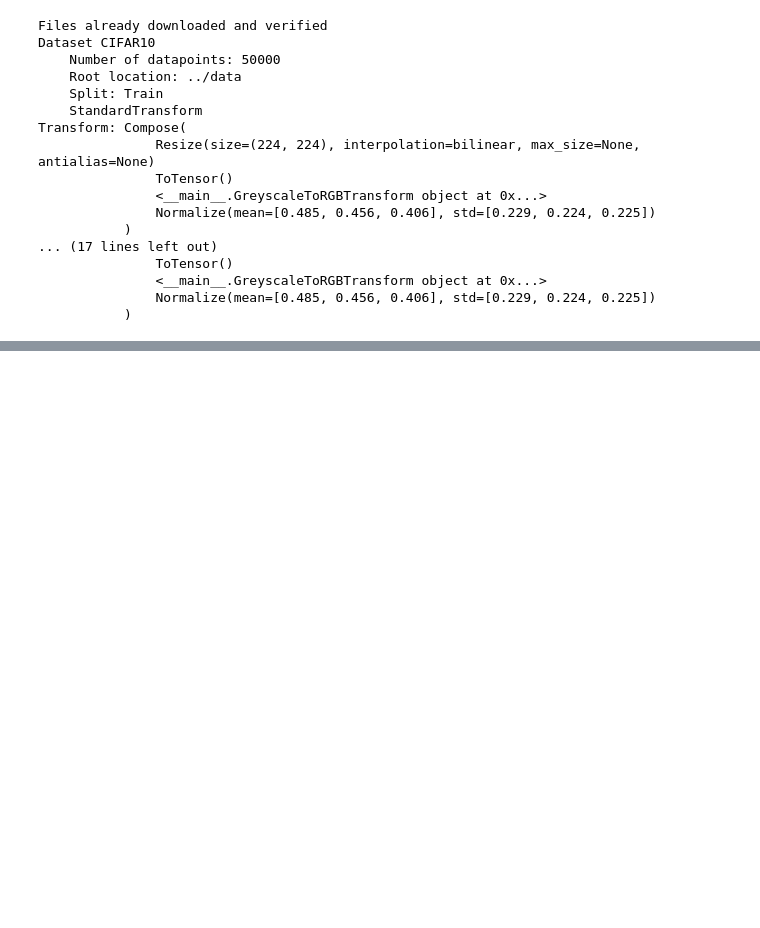
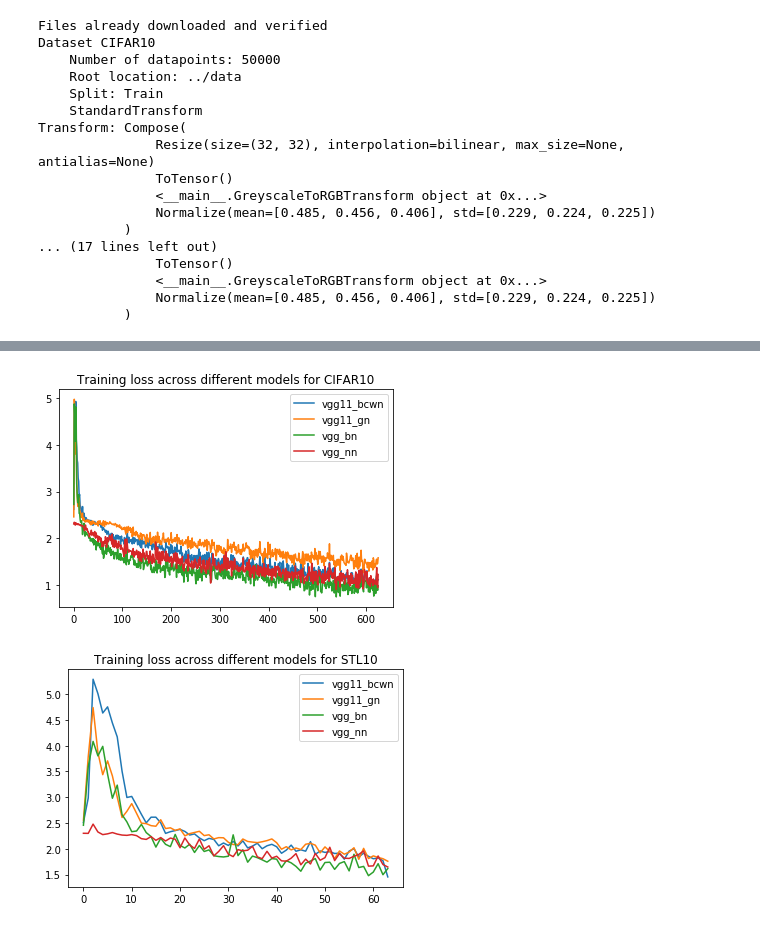
Before and after one commit to 395t/coding-assignment-week-5-nrm-2, a Jupyter notebook: src/main.ipynb, the cells around one changed output, grey strips where cells are left out. Cells and saved outputs as stored; diff of their text form; code cells hidden in the pictures; blank space fills up the shorter version.

Commit message:
added training loss result for CIFAR10 and STL10:

```diff
--- a/src/main.ipynb
+++ b/src/main.ipynb
@@ -308,7 +309,7 @@ def get_caltech_dataset(batch_size):
 def get_stl_dataset(batch_size):
     # define transforms
     train_transform = transforms.Compose(
-        [transforms.Resize((224, 224)),
+        [transforms.Resize((96, 96)),
          #transforms.Lambda(lambda x: x.repeat(3, 1, 1))  if x.shape[0] == 1  else NoneTransform(),
          transforms.ToTensor(),
          GreyscaleToRGBTransform(),
@@ -329,7 +330,7 @@ def get_stl_dataset(batch_size):
 def get_cifar_dataset(batch_size):
     # define transforms
     train_transform = transforms.Compose(
-        [transforms.Resize((224, 224)),
+        [transforms.Resize((32, 32)),
          #transforms.Lambda(lambda x: x.repeat(3, 1, 1))  if x.shape[0] == 1  else NoneTransform(),
          transforms.ToTensor(),
          GreyscaleToRGBTransform(),
@@ -400,11 +409,15 @@ def run_tests(args):
 # %%
-def main():
-    # in theory load from cmd, but ... jupyter
+def get_args():
     args = dict()
     args["device"] = "cuda:3"
     args["lr"] = 1e-4 # learning rate
-    args["epoch"] = 1
-    args["batch_size"] = 32
+    args["epoch"] = 2
+    args["batch_size"] = 128
     args["log_interval"] = 10
-    args["dry_run"] = True
+    args["dry_run"] = False
+    return args
+
+def main():
+    # in theory load from cmd, but ... jupyter
+    args = get_args()
     run_tests(args)
@@ -411,5 +426,38 @@ def main():
 # %%
-main()
+# plotting code
+def plot_train_losses(dn, mnlosses):
+    plt.figure()
+    for mn, train_loss in mnlosses:
+        plt.plot(train_loss, label=mn)
+    plt.legend()
+    plt.title("Training loss across different models for {}".format(dn))
+
+def plot_all(args, MAX_EPOCH):
+    device = torch.device(args["device"])
+    datasets, dataset_names, num_classess = get_dataset_data(args["batch_size"])
+    cache_data = dict()
+    for num_classes, dn, (train_set, val_set) in zip(num_classess, dataset_names, datasets):
+        models, model_names = get_model_data(num_classes)
+        for model, mn in zip(models, model_names):
+            if mn == "vgg_nn":
+                clip_grad = True
+            else:
+                clip_grad = False
+            optimizer = torch.optim.Adam(model.parameters(), lr=args["lr"])
+            checkpt_name = "{}_{}_{}.p".format(mn, dn, MAX_EPOCH)
+            checkpoint = torch.load(checkpt_name)
+            model.load_state_dict(checkpoint['model'])
+            train_losses = checkpoint["loss"]
+            cache_data[(dn, mn)] = (model, train_losses)
+            #plot_train_loss(mn, dn, train_losses)
+            #return
+    # plot the training loss
+    for dn in dataset_names:
+        mnlosses = [(mn, cache_data[(dn, mn)][1]) for mn in model_names]
+        plot_train_losses(dn, mnlosses)
+    plt.show()
+
+plot_all(get_args(), 1)
 # %% [output]
 Files already downloaded and verified
 Dataset CIFAR10
@@ -418,7 +466,7 @@ Dataset CIFAR10
     Split: Train
     StandardTransform
 Transform: Compose(
-               Resize(size=(224, 224), interpolation=bilinear, max_size=None, antialias=None)
+               Resize(size=(32, 32), interpolation=bilinear, max_size=None, antialias=None)
                ToTensor()
                <__main__.GreyscaleToRGBTransform object at 0x...>
                Normalize(mean=[0.485, 0.456, 0.406], std=[0.229, 0.224, 0.225])
@@ -437,0 +479,2 @@ Train Epoch: 0 [0/40000 (0%)]   Loss: 2.296564
+[figure, added]
+[figure, added]
```
Also changed, not shown: parts of 11 cells of this notebook.
